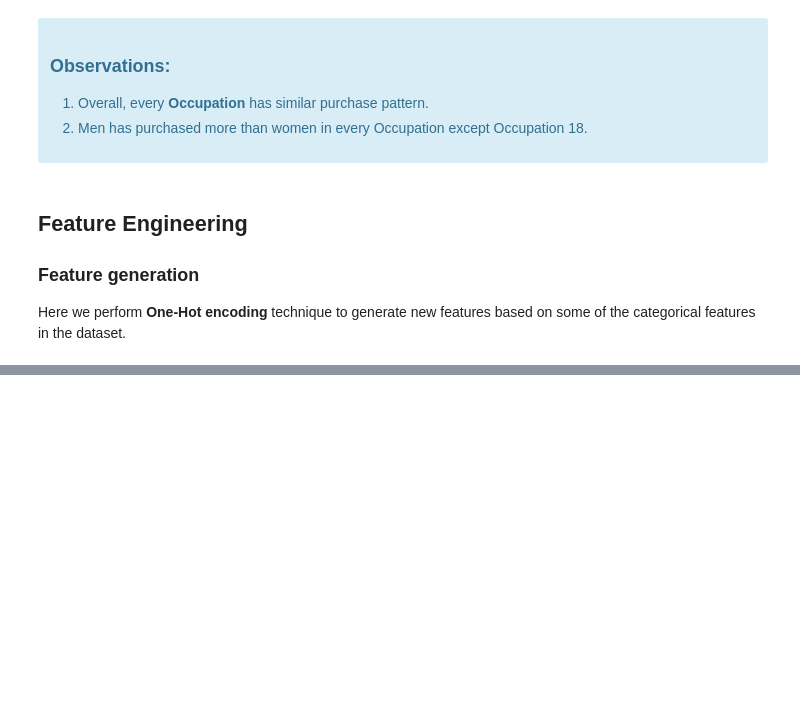
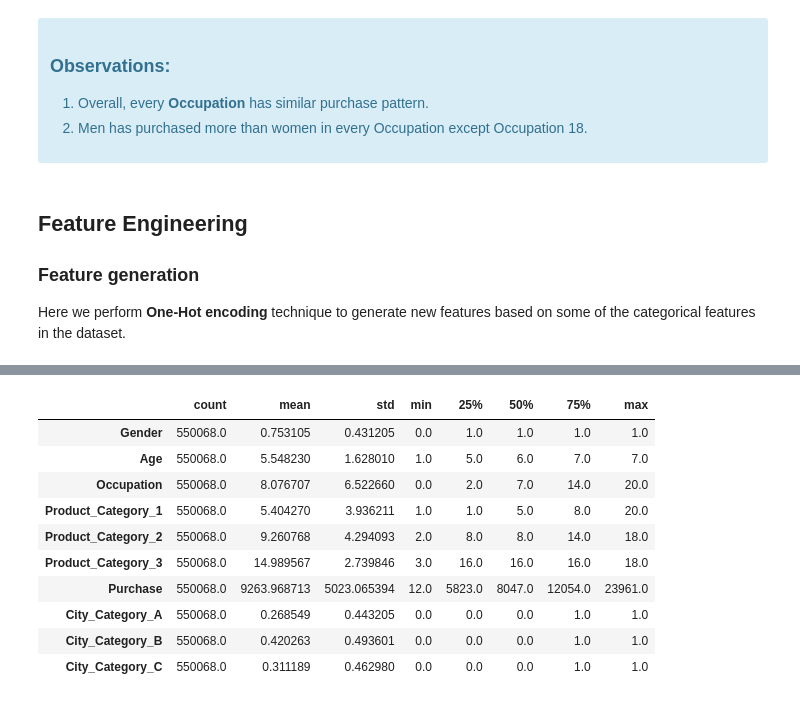
Before and after one commit to tharangachaminda/Black_Friday_Purchase, a Jupyter notebook: black_friday.ipynb, the cells around one changed output, grey strips where cells are left out. Cells and saved outputs as stored; diff of their text form; code cells hidden in the pictures; blank space fills up the shorter version.

```diff
--- a/black_friday.ipynb
+++ b/black_friday.ipynb
@@ -329,0 +389,3 @@ Here we perform **One-Hot encoding** technique to generate new features based on
+# %%
+city_category_dum = pd.get_dummies(df['City_Category'], prefix='City_Category')
+city_category_dum
@@ -329,0 +406,2 @@ Here we perform **One-Hot encoding** technique to generate new features based on
+# %%
+df = pd.concat([df, city_category_dum], axis=1)
@@ -329,0 +410,7 @@ Here we perform **One-Hot encoding** technique to generate new features based on
+# %%
+num_gender = {
+    'F': 0,
+    'M': 1
+}
+
+df['Gender'] = df['Gender'].replace(num_gender)
@@ -329,0 +426,3 @@ Here we perform **One-Hot encoding** technique to generate new features based on
+# %%
+df.drop('City_Category', axis=1, inplace=True)
+df.head()
@@ -329,0 +450,14 @@ Here we perform **One-Hot encoding** technique to generate new features based on
+# %%
+df.describe().T
+# %% [output]
+|  | count | mean | std | min | 25% | 50% | 75% | max |
+| Gender | 550068.0 | 0.753105 | 0.431205 | 0.0 | 1.0 | 1.0 | 1.0 | 1.0 |
+| Age | 550068.0 | 5.548230 | 1.628010 | 1.0 | 5.0 | 6.0 | 7.0 | 7.0 |
+| Occupation | 550068.0 | 8.076707 | 6.522660 | 0.0 | 2.0 | 7.0 | 14.0 | 20.0 |
+| Product_Category_1 | 550068.0 | 5.404270 | 3.936211 | 1.0 | 1.0 | 5.0 | 8.0 | 20.0 |
+| Product_Category_2 | 550068.0 | 9.260768 | 4.294093 | 2.0 | 8.0 | 8.0 | 14.0 | 18.0 |
+| Product_Category_3 | 550068.0 | 14.989567 | 2.739846 | 3.0 | 16.0 | 16.0 | 16.0 | 18.0 |
+| Purchase | 550068.0 | 9263.968713 | 5023.065394 | 12.0 | 5823.0 | 8047.0 | 12054.0 | 23961.0 |
+| City_Category_A | 550068.0 | 0.268549 | 0.443205 | 0.0 | 0.0 | 0.0 | 1.0 | 1.0 |
+| City_Category_B | 550068.0 | 0.420263 | 0.493601 | 0.0 | 0.0 | 0.0 | 1.0 | 1.0 |
+| City_Category_C | 550068.0 | 0.311189 | 0.462980 | 0.0 | 0.0 | 0.0 | 1.0 | 1.0 |
```
Also changed, not shown: parts of 21 cells of this notebook.
